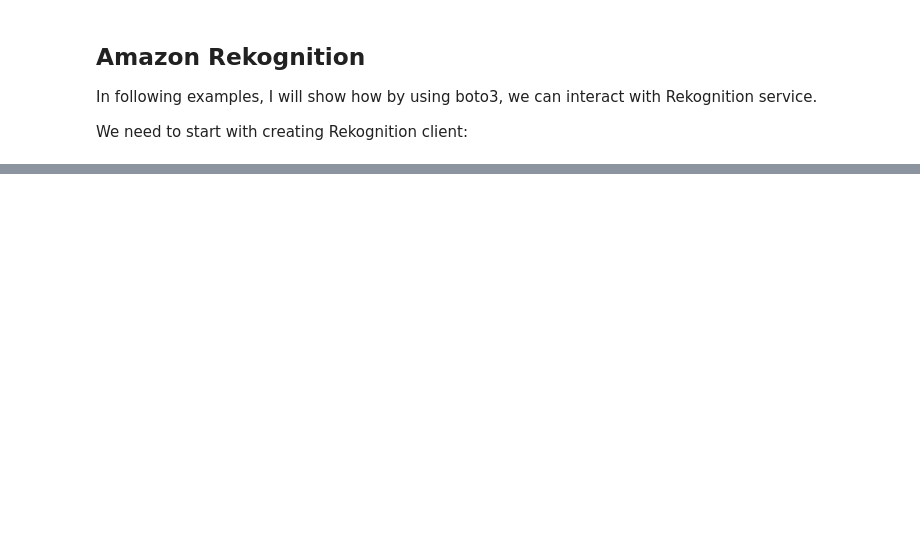
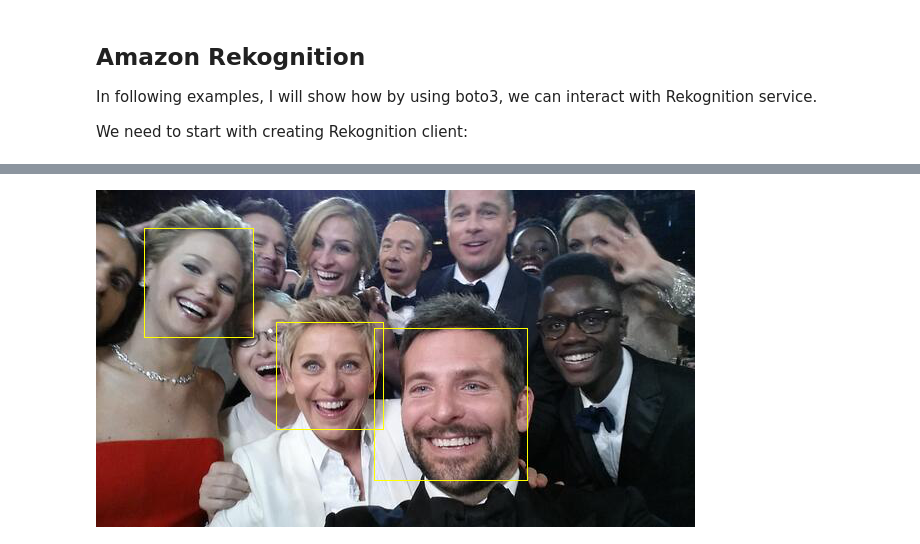
Before and after one commit to pgrzesik/aws-ml-apis, a Jupyter notebook: rekognition/rekognition_example.ipynb, the cells around one changed output, grey strips where cells are left out. Cells and saved outputs as stored; diff of their text form; code cells hidden in the pictures; blank space fills up the shorter version.

```diff
--- a/rekognition/rekognition_example.ipynb
+++ b/rekognition/rekognition_example.ipynb
@@ -44,0 +156,10 @@ pprint.pprint(response)
+# %%
+response = rekognition_client.recognize_celebrities(
+    Image={
+        'S3Object': {
+            'Bucket': 'aws-ml-apis',
+            'Name': 'rekognition/oscars.jpg'
+        }
+    }
+)
+pprint.pprint(response)
@@ -44,0 +184,11 @@ pprint.pprint(response)
+# %%
+oscars_img = Image.open('./oscars.jpg')
+
+for celebrity in response['CelebrityFaces']:
+    draw_face_bounding_box(oscars_img, celebrity['Face'])
+
+## TODO: ADD DRAWING UNRECOGNIZED FACES
+
+oscars_img
+# %% [output]
+[figure, added]
```
Also changed, not shown: parts of 18 cells of this notebook, 6 other files.
